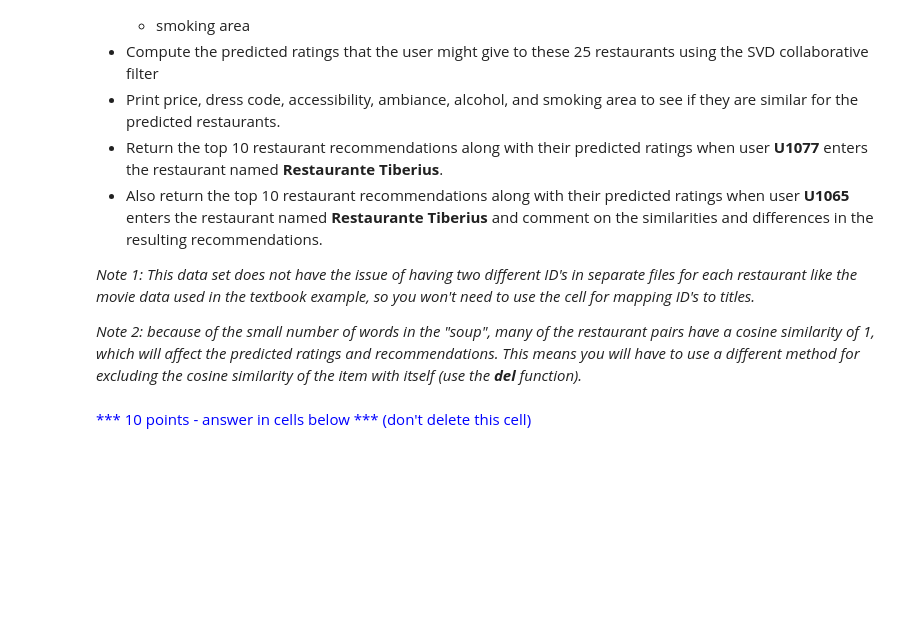
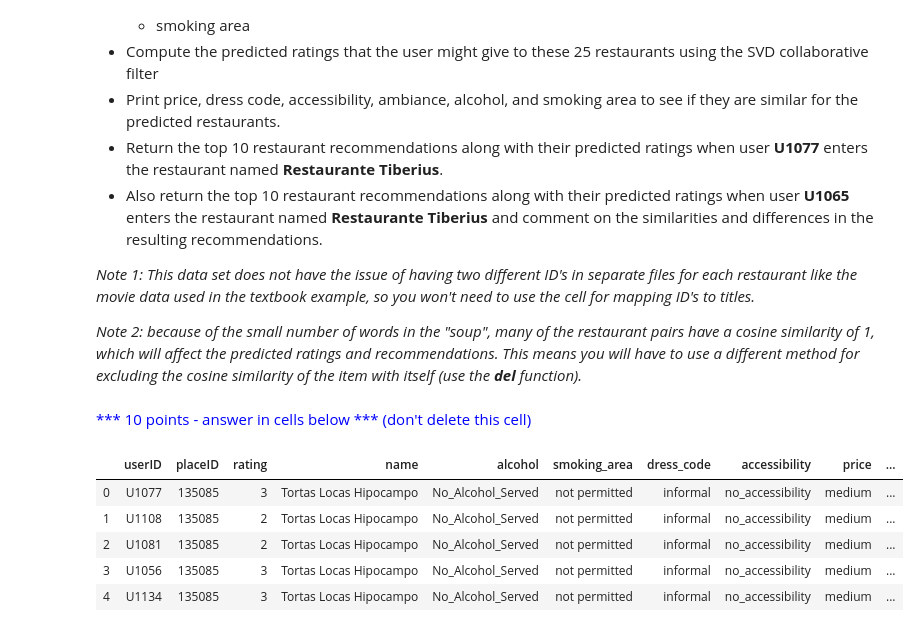
Before and after one commit to seanwhyland/DS775, a Jupyter notebook: lesson_11/Lesson 11 Homework - RecSys 2/Lesson 11 Homework - RecSys 2.ipynb, the cells around one changed output. Cells and saved outputs as stored; diff of their text form; code cells hidden in the pictures; blank space fills up the shorter version.

```diff
--- a/lesson_11/Lesson 11 Homework - RecSys 2/Lesson 11 Homework - RecSys 2.ipynb
+++ b/lesson_11/Lesson 11 Homework - RecSys 2/Lesson 11 Homework - RecSys 2.ipynb
@@ -197,0 +224,14 @@ From data in the files **rating_final.csv** and **geoplaces2.csv** build a recom
+# %%
+geoplaces = pd.read_csv("data/restaurant/geoplaces2.csv")
+merged_df = x.merge(geoplaces, left_on="placeID", right_on="placeID")
+merged_df = merged_df.drop(['latitude','longitude','the_geom_meter','country','address','fax','zip','city','state','url','franchise','area','other_services'],axis=1)
+merged_df = merged_df.rename(columns={'Rambience': 'ambience'})
+# %%
+merged_df.head()
+# %% [output]
+|  | userID | placeID | rating | name | alcohol | smoking_area | dress_code | accessibility | price | ... |
+| 0 | U1077 | 135085 | 3 | Tortas Locas Hipocampo | No_Alcohol_Served | not permitted | informal | no_accessibility | medium | ... |
+| 1 | U1108 | 135085 | 2 | Tortas Locas Hipocampo | No_Alcohol_Served | not permitted | informal | no_accessibility | medium | ... |
+| 2 | U1081 | 135085 | 2 | Tortas Locas Hipocampo | No_Alcohol_Served | not permitted | informal | no_accessibility | medium | ... |
+| 3 | U1056 | 135085 | 3 | Tortas Locas Hipocampo | No_Alcohol_Served | not permitted | informal | no_accessibility | medium | ... |
+| 4 | U1134 | 135085 | 3 | Tortas Locas Hipocampo | No_Alcohol_Served | not permitted | informal | no_accessibility | medium | ... |
```
Also changed, not shown: parts of 15 cells of this notebook, 2 other files.
